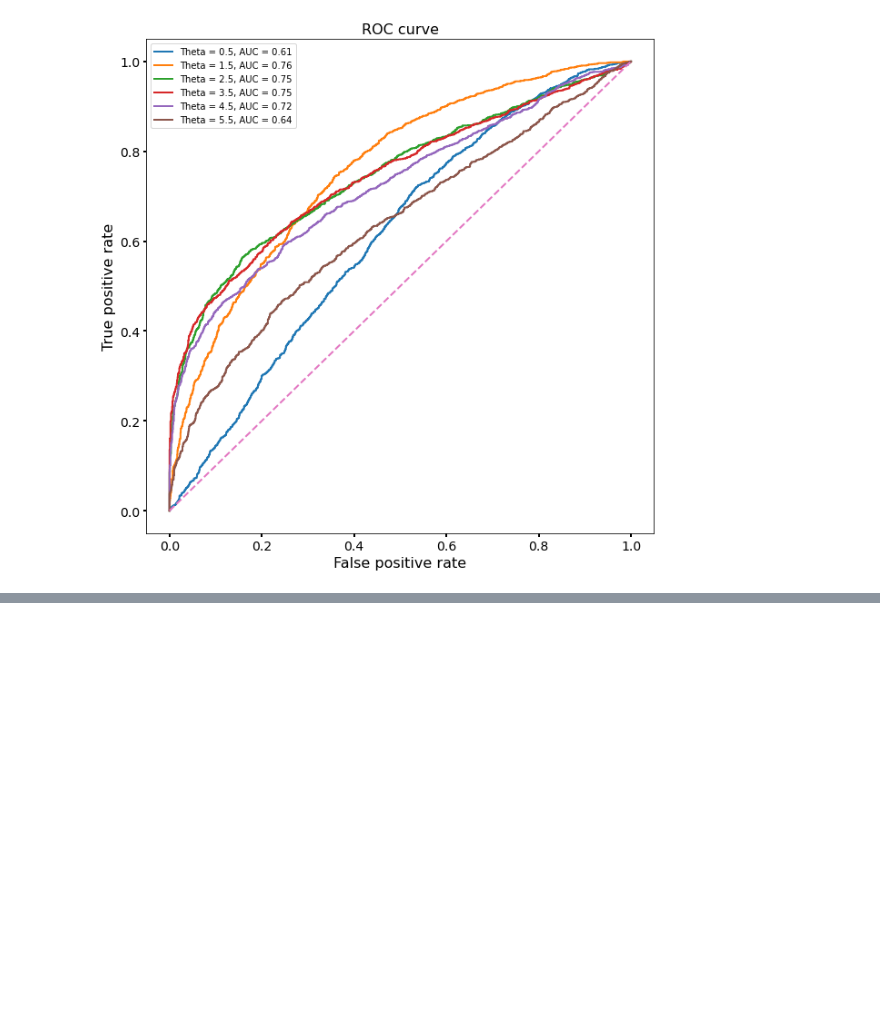
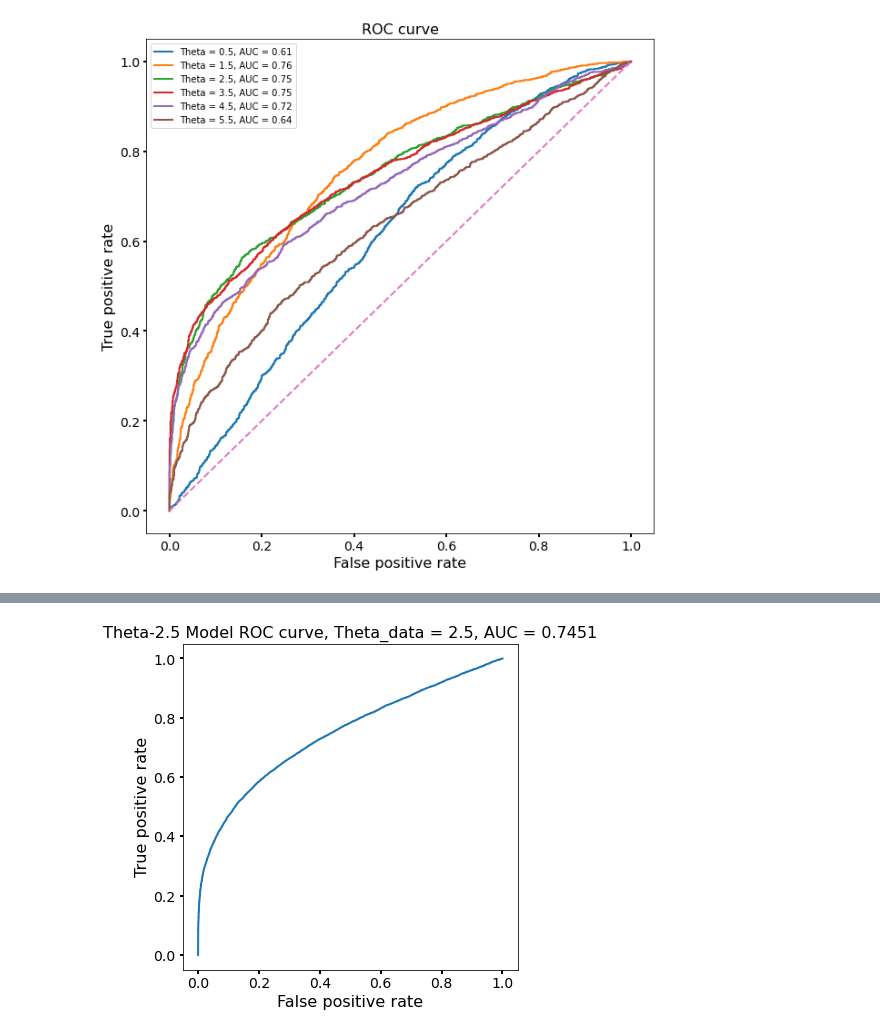
Before and after one commit to matangrinberg/parametrized-classifiers, a Jupyter notebook: gaussian_generate3d.ipynb, the cells around one changed output, grey strips where cells are left out. Saved outputs shown, nothing was run; the diff lists cells and outputs as text; code cells hidden in the pictures; blank space fills up the shorter version.

```diff
--- a/gaussian_generate3d.ipynb
+++ b/gaussian_generate3d.ipynb
@@ -198,0 +235,16 @@ ax1.tick_params(width=2, grid_alpha=0.5, labelsize=minor_size)
+# %%
+predictions2 = model2(x_test).numpy()
+fpr, tpr, _ = sklearn.metrics.roc_curve(y_test, predictions2)
+auc = sklearn.metrics.auc(fpr, tpr)
+ax1.plot(fpr, tpr, lw=2, label='C = %.1f, AUC = %.2f' % (7, auc))
+ax1.set_xlabel("Score")
+fontsize=16
+minor_size=14
+fig, ax1 = plt.subplots(figsize=(6,6))
+ax1.plot(fpr, tpr, lw=2)
+ax1.set_xlabel('False positive rate', fontsize=fontsize)
+ax1.set_ylabel('True positive rate', fontsize=fontsize)
+ax1.set_title('Theta-2.5 Model ROC curve, Theta_data = %.1f, AUC = %.4f' % (theta_dat, auc), fontsize=fontsize)
+ax1.tick_params(width=2, grid_alpha=0.5, labelsize=minor_size)
+# %% [output]
+[figure, added]
```
Also changed, not shown: parts of 14 cells of this notebook, 1 other file.
